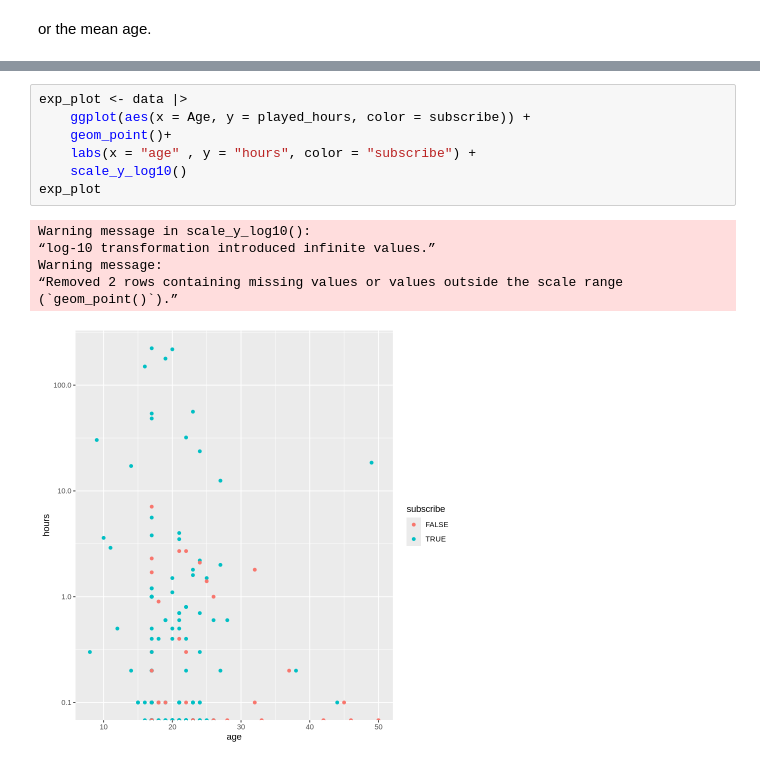
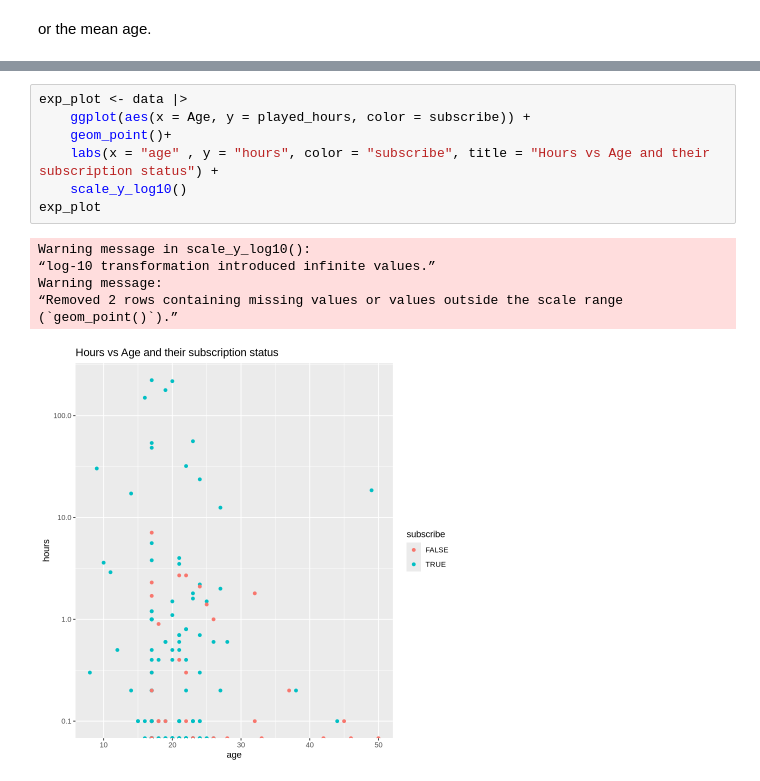
Before and after one commit to drsqs257/dsci-project, a Jupyter notebook: dsci proj.ipynb, the cells around one changed output, grey strips where cells are left out. Saved outputs shown, nothing was run; the diff lists cells and outputs as text.

```diff
--- a/dsci proj.ipynb
+++ b/dsci proj.ipynb
@@ -68,14 +86,14 @@ A tibble: 1 × 1
 # %%
 exp_plot <- data |>
     ggplot(aes(x = Age, y = played_hours, color = subscribe)) +
     geom_point()+
-    labs(x = "age" , y = "hours", color = "subscribe") +
+    labs(x = "age" , y = "hours", color = "subscribe", title = "Hours vs Age and their subscription status") +
     scale_y_log10()
 exp_plot
 # %% [output]
 Warning message in scale_y_log10():
 “log-10 transformation introduced infinite values.”
 Warning message:
 “Removed 2 rows containing missing values or values outside the scale range
 (`geom_point()`).”
-[figure, old version]
+[figure, new version]
```
Also changed, not shown: parts of 8 cells of this notebook.
